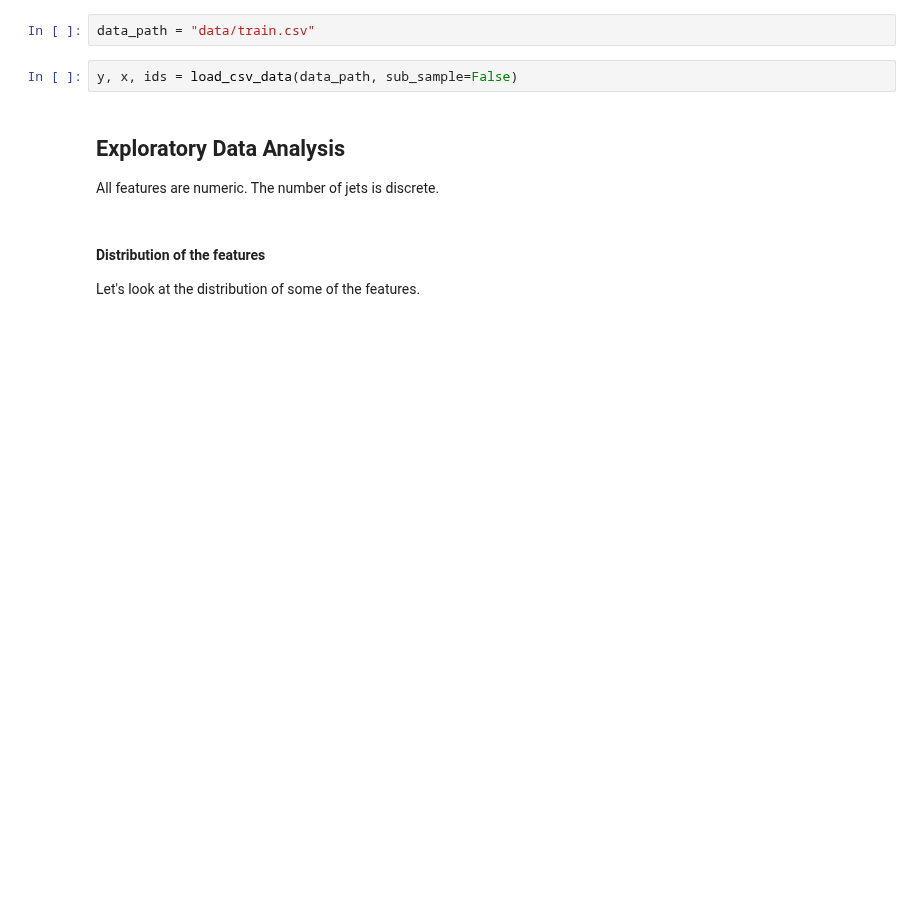
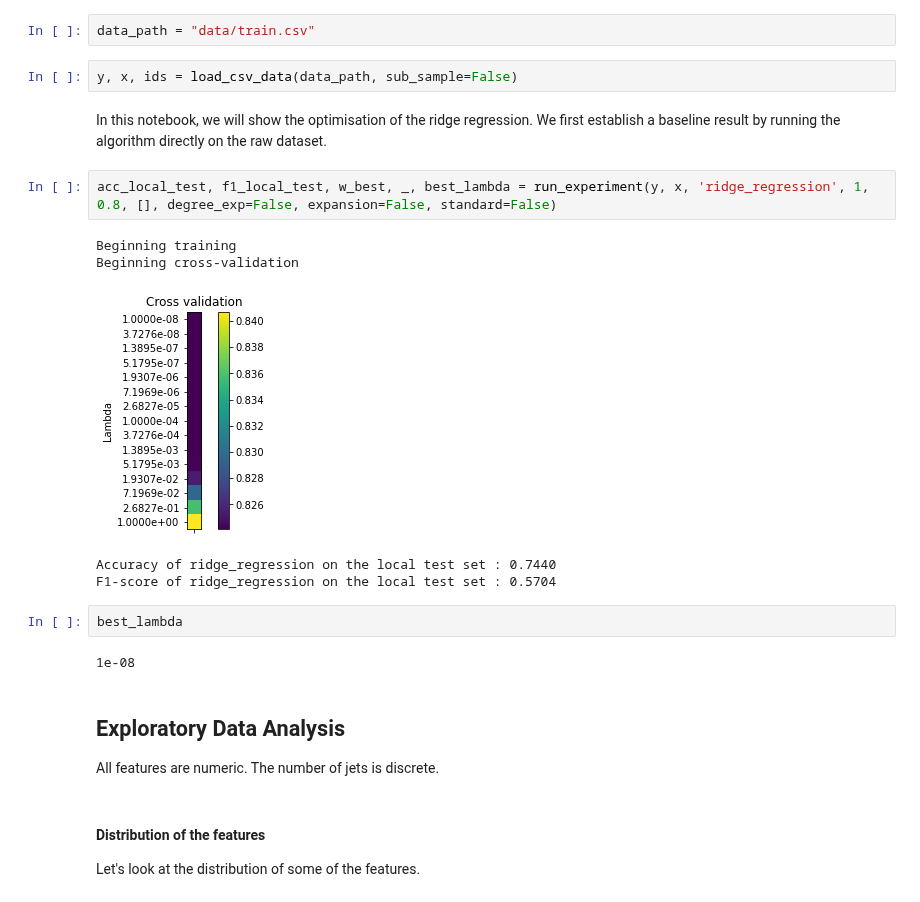
Before and after one commit to CS-433/ml-project-1-teamphilippe, a Jupyter notebook: project1.ipynb, the cells around one changed output. Drawn from its saved outputs; the diff is of its cells as text; blank space fills up the shorter version.

```diff
--- a/project1.ipynb
+++ b/project1.ipynb
@@ -14,6 +11,20 @@ The autoreload extension is already loaded. To reload it, use:
 data_path = "data/train.csv"
 # %%
 y, x, ids = load_csv_data(data_path, sub_sample=False)
+# %% [markdown]
+In this notebook, we will show the optimisation of the ridge regression. We first establish a baseline result by running the algorithm directly on the raw dataset.
+# %%
+acc_local_test, f1_local_test, w_best, _, best_lambda = run_experiment(y, x, 'ridge_regression', 1, 0.8, [], degree_exp=False, expansion=False, standard=False)
+# %% [output]
+Beginning training
+Beginning cross-validation
+[figure, added]
+Accuracy of ridge_regression on the local test set : 0.7440
+F1-score of ridge_regression on the local test set : 0.5704
+# %%
+best_lambda
+# %% [output]
+1e-08
 # %% [markdown]
 ## Exploratory Data Analysis
 
```
Also changed, not shown: parts of 23 cells of this notebook, 6 other files.
